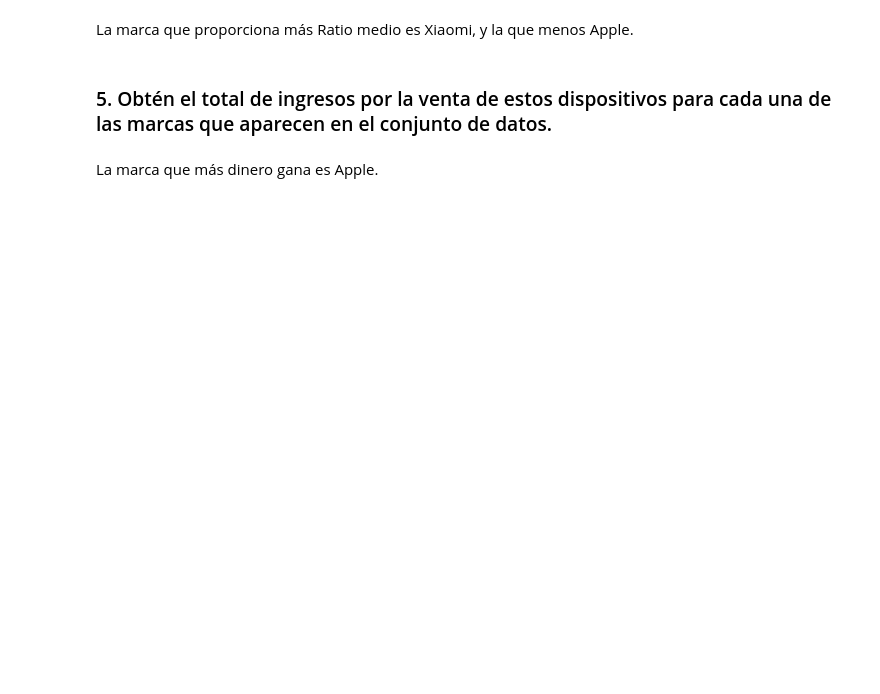
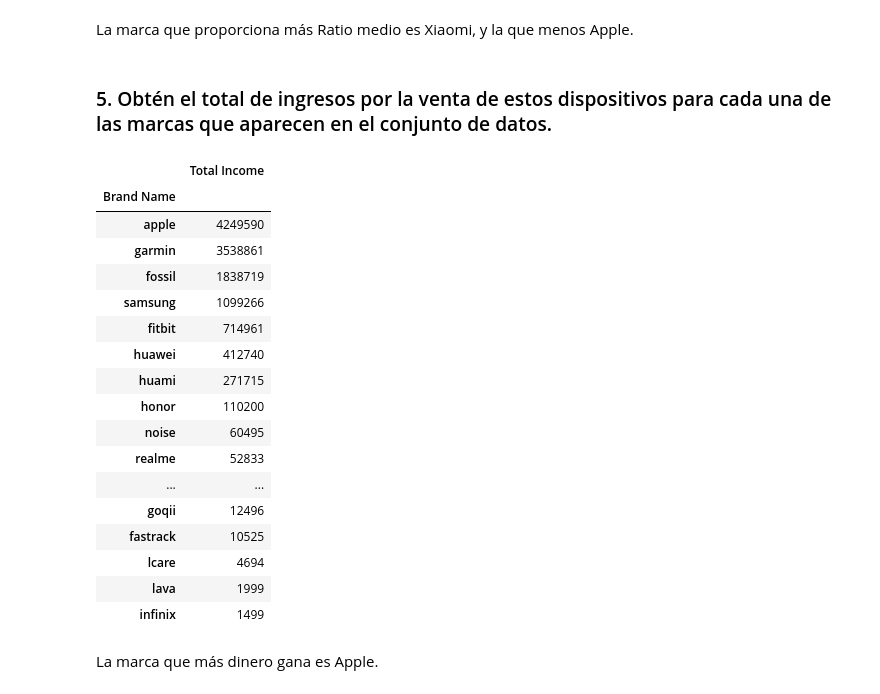
Before and after one commit to afercaceres/Fitness_Trackers, a Jupyter notebook: practica_python.ipynb, the cells around one changed output. Cells and saved outputs as stored; diff of their text form; code cells hidden in the pictures; blank space fills up the shorter version.

```diff
--- a/practica_python.ipynb
+++ b/practica_python.ipynb
@@ -595,7 +664,26 @@ La marca que proporciona más Ratio medio es Xiaomi, y la que menos Apple.
 # %% [markdown]
 ### 5. Obtén el total de ingresos por la venta de estos dispositivos para cada una de las marcas que aparecen en el conjunto de datos.
 # %%
-totalByBrand = datos[["Brand Name", "Selling Price"]].groupby("Brand Name").sum().sort_values(by=["Selling Price"], ascending = False).rename({"Selling Price":"Total Income"}, axis="columns")
+totalByBrand = datos_ratio[["Brand Name", "Selling Price"]].groupby("Brand Name").sum().sort_values(by=["Selling Price"], ascending = False).rename({"Selling Price":"Total Income"}, axis="columns")
 totalByBrand #TODO Preguntar qué es mejor: eficiencia o legibilidad
+# %% [output]
+|  | Total Income |
+| Brand Name |  |
+| apple | 4249590 |
+| garmin | 3538861 |
+| fossil | 1838719 |
+| samsung | 1099266 |
+| fitbit | 714961 |
+| huawei | 412740 |
+| huami | 271715 |
+| honor | 110200 |
+| noise | 60495 |
+| realme | 52833 |
+| ... | ... |
+| goqii | 12496 |
+| fastrack | 10525 |
+| lcare | 4694 |
+| lava | 1999 |
+| infinix | 1499 |
 # %% [markdown]
 La marca que más dinero gana es Apple.
```
Also changed, not shown: parts of 14 cells of this notebook.
